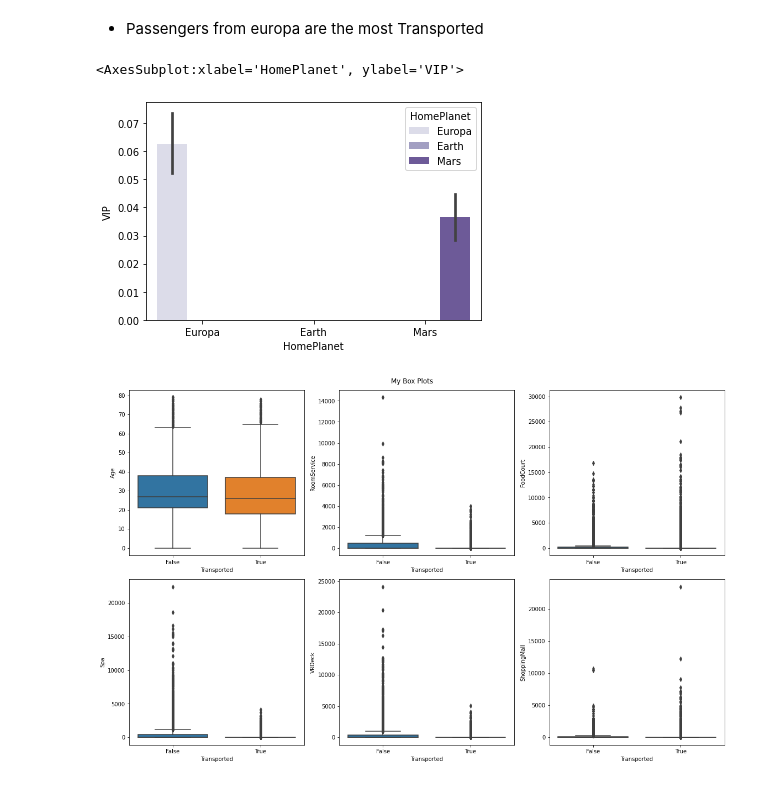
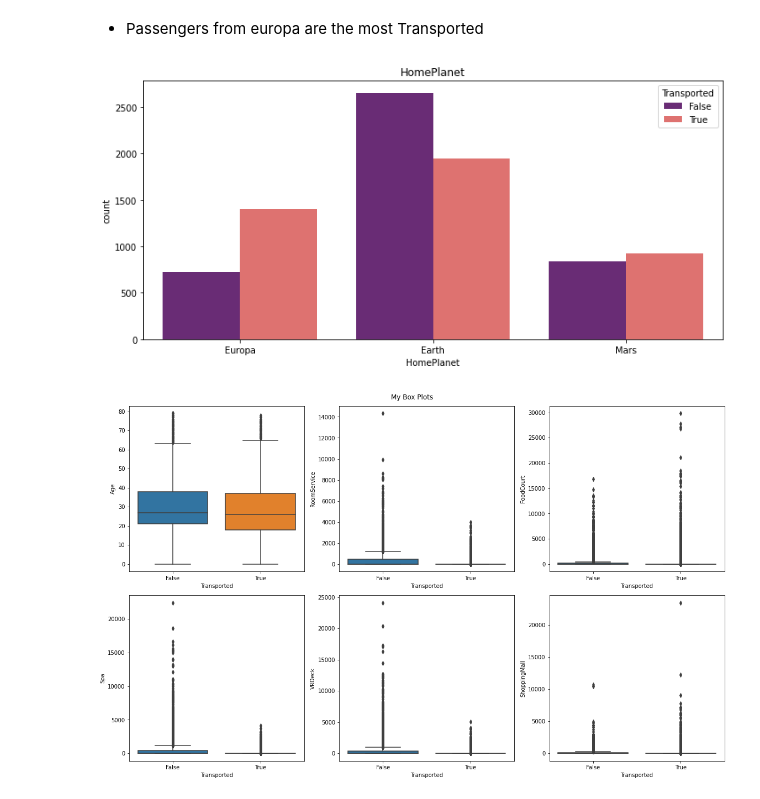
Before and after one commit to KONA1005/kaggle, a Jupyter notebook: space/seulki-dojeon.ipynb, the cells around one changed output. Cells and saved outputs as stored; diff of their text form; code cells hidden in the pictures.

```diff
--- a/space/seulki-dojeon.ipynb
+++ b/space/seulki-dojeon.ipynb
@@ -286,11 +286,18 @@ sns.barplot(x = 'HomePlanet',y = 'Transported',hue = 'HomePlanet',data = train,
 [figure]
 # %% [markdown]
 - Passengers from europa are the most Transported
-# %%
-sns.barplot(x = 'HomePlanet',y = 'VIP',hue = 'HomePlanet',data = train, palette = "Purples")
-# %% [output]
-<AxesSubplot:xlabel='HomePlanet', ylabel='VIP'>
-[figure, removed]
+# %%
+feats=['HomePlanet']
+
+fig = plt.figure(figsize=(10,5))
+for i, var_name in enumerate(feats):
+    ax = fig.add_subplot(1,1, i+1)
+
+sns.countplot(data=train, x= var_name, axes = ax, hue = 'Transported', palette = 'magma')
+ax.set_title(var_name)
+fig.tight_layout()
+# %% [output]
+[figure, added]
 # %%
 fig, ax = plt.subplots(2, 3, figsize=(16, 10)) # 그래프의 행과 열 지정 및, 이미지 사이즈 지정
 data = train.copy()
```
Also changed, not shown: parts of 7 cells of this notebook.
